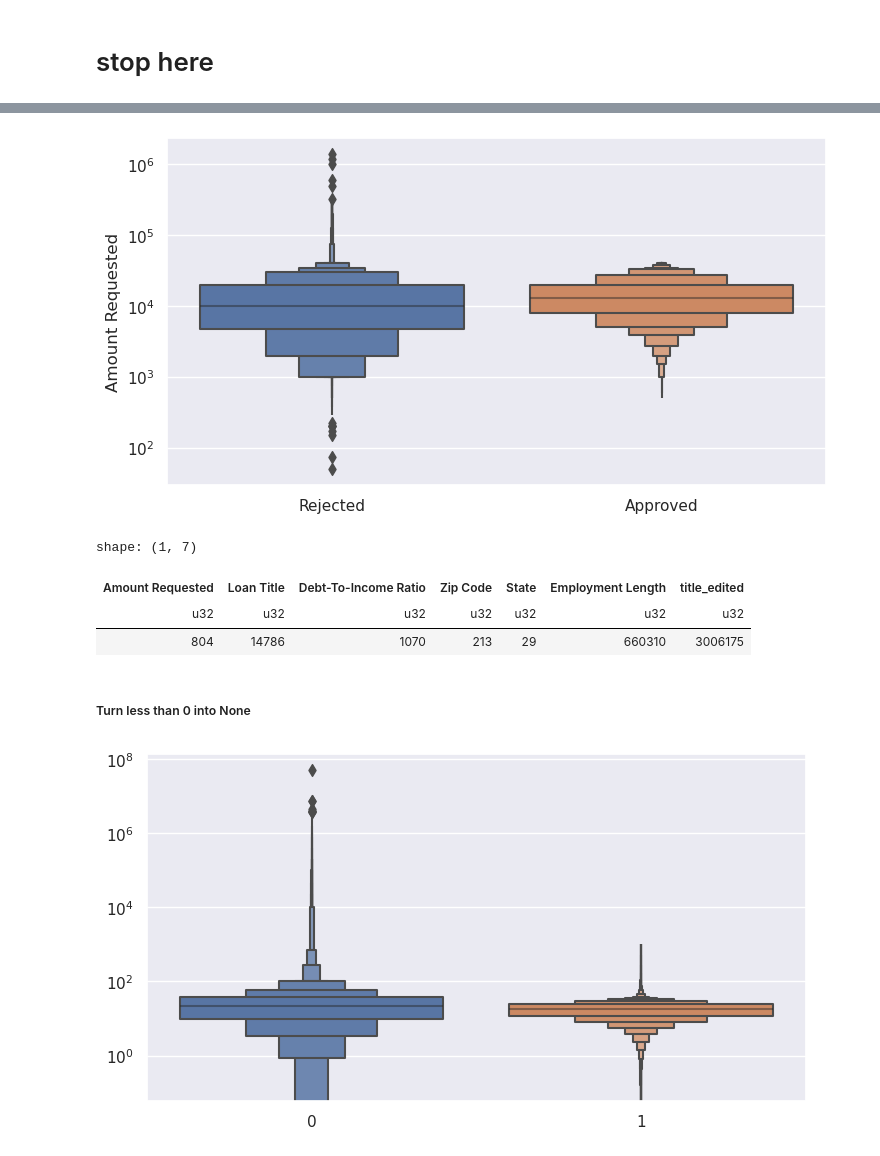
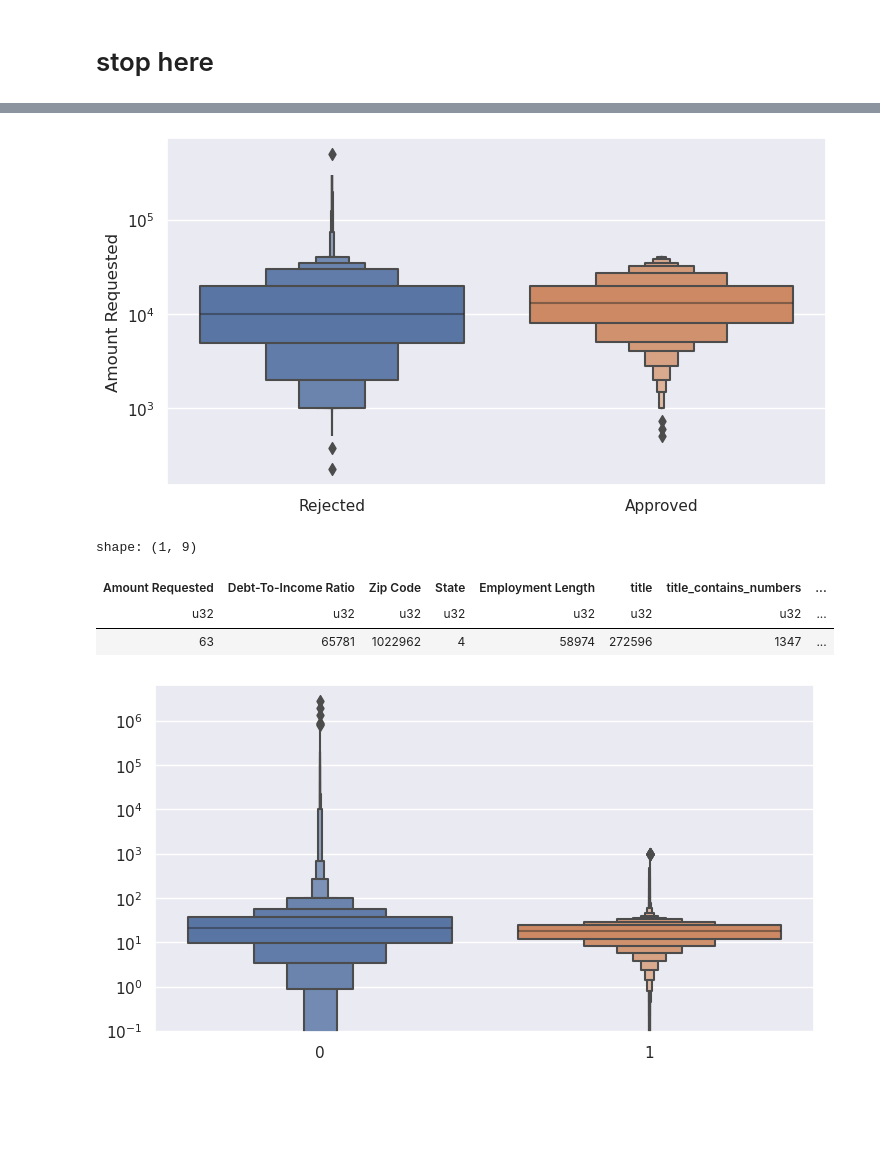
Before and after one commit to gediminas-skvarnavicius/lending-club, a Jupyter notebook: analysis.ipynb, the cells around one changed output, grey strips where cells are left out. Drawn from its saved outputs; the diff is of its cells as text; code cells hidden in the pictures; blank space fills up the shorter version.

```diff
--- a/analysis.ipynb
+++ b/analysis.ipynb
@@ -122,3 +140,5 @@ X_full_eda=X_full_train.clone()
+# %%
+X_mini_eda=X_mini_train.clone()
 # %%
 category_mappings = {
     "credit_card": ["credit_card"],
@@ -150,4 +192,4 @@ def text_preprocessing_wo_training(df):
     return df
 
 # Apply the custom procedure to your DataFrame
-X_full_eda = text_preprocessing_wo_training(X_full_eda)
+X_mini_eda = text_preprocessing_wo_training(X_mini_eda)
@@ -207,0 +199,9 @@ shape: (12, 2)
+# %%
+imputer = tr.PolarsColumnTransformer(
+    [
+        tr.PolarsColumnTransformer.Step(title_cat_imputer, "title"),
+        tr.PolarsColumnTransformer.Step(zip_imputer, "Zip Code"),
+    ]
+)
+# %%
+X_mini_eda=imputer.fit_transform(X_mini_eda)
@@ -208,8 +226,8 @@ shape: (12, 2)
 # %%
 fig_requested_box, ax_requested_box = plt.subplots(figsize=BASE_FIG_SIZE)
 sns.boxenplot(
-    x=y_full_train.filter(X_full_eda["Amount Requested"].is_not_null()).to_numpy(),
-    y=X_full_eda["Amount Requested"].drop_nulls().to_numpy(),
+    x=y_mini_train.filter(X_mini_eda["Amount Requested"].is_not_null()).to_numpy(),
+    y=X_mini_eda["Amount Requested"].drop_nulls().to_numpy(),
     ax=ax_requested_box
 )
 ax_requested_box.set_yscale("log")
@@ -217,30 +235,28 @@ ax_requested_box.set_ylabel("Amount Requested")
 ax_requested_box.set_xticklabels(('Rejected','Approved'))
 plt.show()
 # %% [output]
-[figure, old version]
+[figure, new version]
 # %%
-X_full_eda.null_count()
+X_mini_eda.null_count()
 # %% [output]
-shape: (1, 7)
+shape: (1, 9)
-| Amount Requested | Loan Title | Debt-To-Income Ratio | Zip Code | State | Employment Length | title_edited |
-| u32 | u32 | u32 | u32 | u32 | u32 | u32 |
-| 804 | 14786 | 1070 | 213 | 29 | 660310 | 3006175 |
+| Amount Requested | Debt-To-Income Ratio | Zip Code | State | Employment Length | title | title_contains_numbers | ... |
+| u32 | u32 | u32 | u32 | u32 | u32 | u32 | ... |
+| 63 | 65781 | 1022962 | 4 | 58974 | 272596 | 1347 | ... |
-# %% [markdown]
-##### Turn less than 0 into None
 # %%
 fig_dti_box, ax_dti_box = plt.subplots(figsize=BASE_FIG_SIZE)
 sns.boxenplot(
-    x=y_full_train.filter(X_full_eda["Debt-To-Income Ratio"].is_not_null()).to_numpy(),
-    y=X_full_eda["Debt-To-Income Ratio"]
+    x=y_mini_train.filter(X_mini_eda["Debt-To-Income Ratio"].is_not_null()).to_numpy(),
+    y=X_mini_eda["Debt-To-Income Ratio"]
     .drop_nulls()
     .to_numpy(),
 
     ax=ax_dti_box
 )
 
 ax_dti_box.set_yscale("log")
 plt.show()
 # %% [output]
-[figure, old version]
+[figure, new version]
 # %%
 dti_non_zero = (
```
Also changed, not shown: parts of 49 cells of this notebook, 1 other file.
